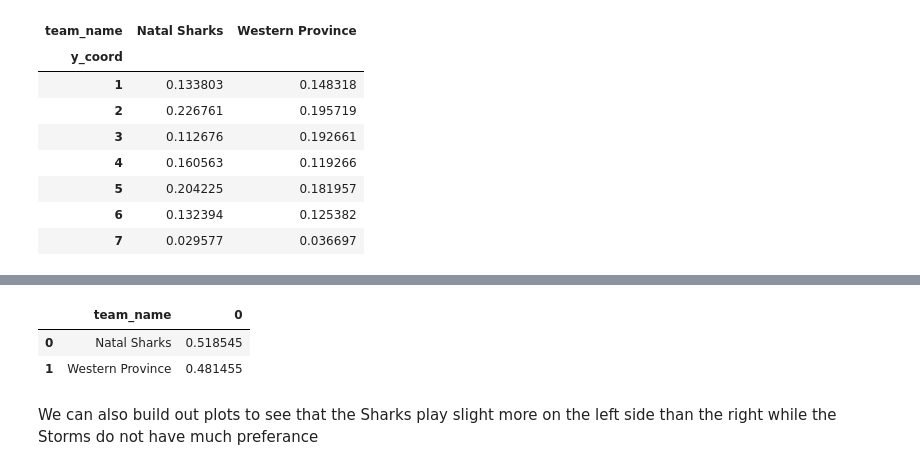
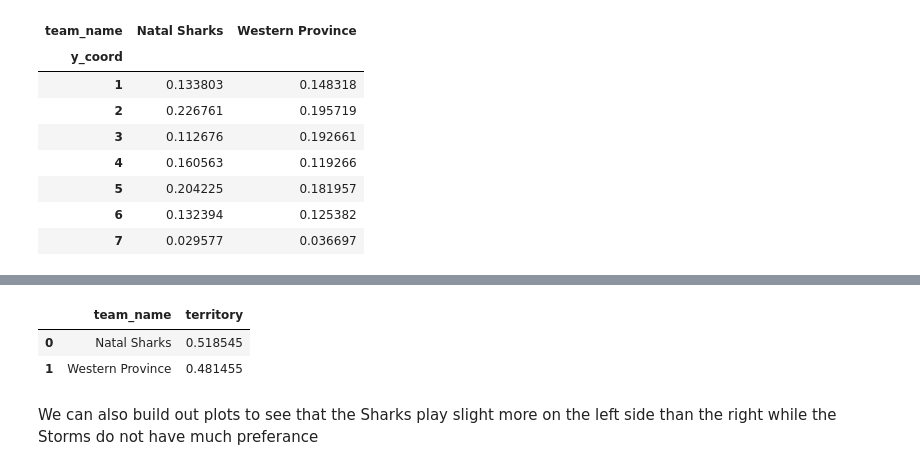
Before and after one commit to jlondal/pyrugga, a Jupyter notebook: jupyter/tuts/Getting Started.ipynb, the cells around one changed output, grey strips where cells are left out. Saved outputs shown, nothing was run; the diff lists cells and outputs as text; code cells hidden in the pictures.

```diff
--- a/jupyter/tuts/Getting Started.ipynb
+++ b/jupyter/tuts/Getting Started.ipynb
@@ -216,9 +206,9 @@ pd.DataFrame(df.getTerritoryMetric()).plot.bar(x='team_name',y='Value', ax=ax, s
-# %%
-pd.DataFrame(df.getTerritoryMetric()).reset_index()['']
-# %% [output]
-|  | team_name | 0 |
-| 0 | Natal Sharks | 0.518545 |
-| 1 | Western Province | 0.481455 |
+# %%
+df.getTerritoryMetric()
+# %% [output]
+|  | team_name | territory |
+| 0 | Natal Sharks | 0.518545 |
+| 1 | Western Province | 0.481455 |
 # %% [markdown]
 We can also build out plots to see that the Sharks play slight more on the left side than the right while the Storms do not have much preferance
 # %%
```
Also changed, not shown: parts of 8 cells of this notebook, 1 other file.
